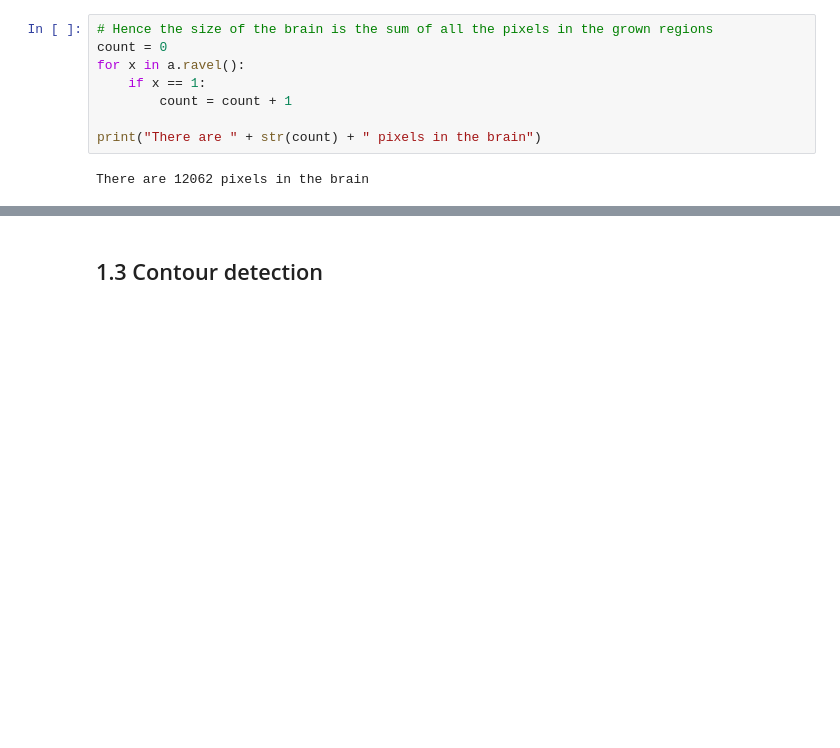
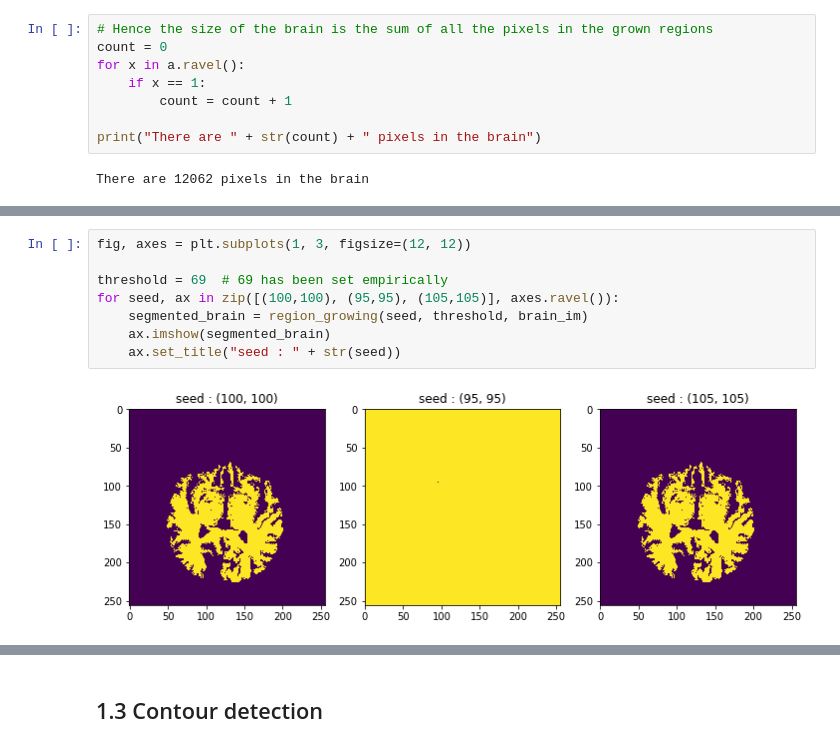
Before and after one commit to LeylaVakilian/PatternRecognition-, a Jupyter notebook: labs/lab_01_segmentation.ipynb, the cells around one changed output, grey strips where cells are left out. Cells and saved outputs as stored; diff of their text form; blank space fills up the shorter version.

```diff
--- a/labs/lab_01_segmentation.ipynb
+++ b/labs/lab_01_segmentation.ipynb
@@ -174,0 +185,10 @@ There are 12062 pixels in the brain
+# %%
+fig, axes = plt.subplots(1, 3, figsize=(12, 12))
+
+threshold = 69  # 69 has been set empirically
+for seed, ax in zip([(100,100), (95,95), (105,105)], axes.ravel()):
+    segmented_brain = region_growing(seed, threshold, brain_im)
+    ax.imshow(segmented_brain)
+    ax.set_title("seed : " + str(seed))
+# %% [output]
+[figure, added]
```
Also changed, not shown: parts of 9 cells of this notebook.
